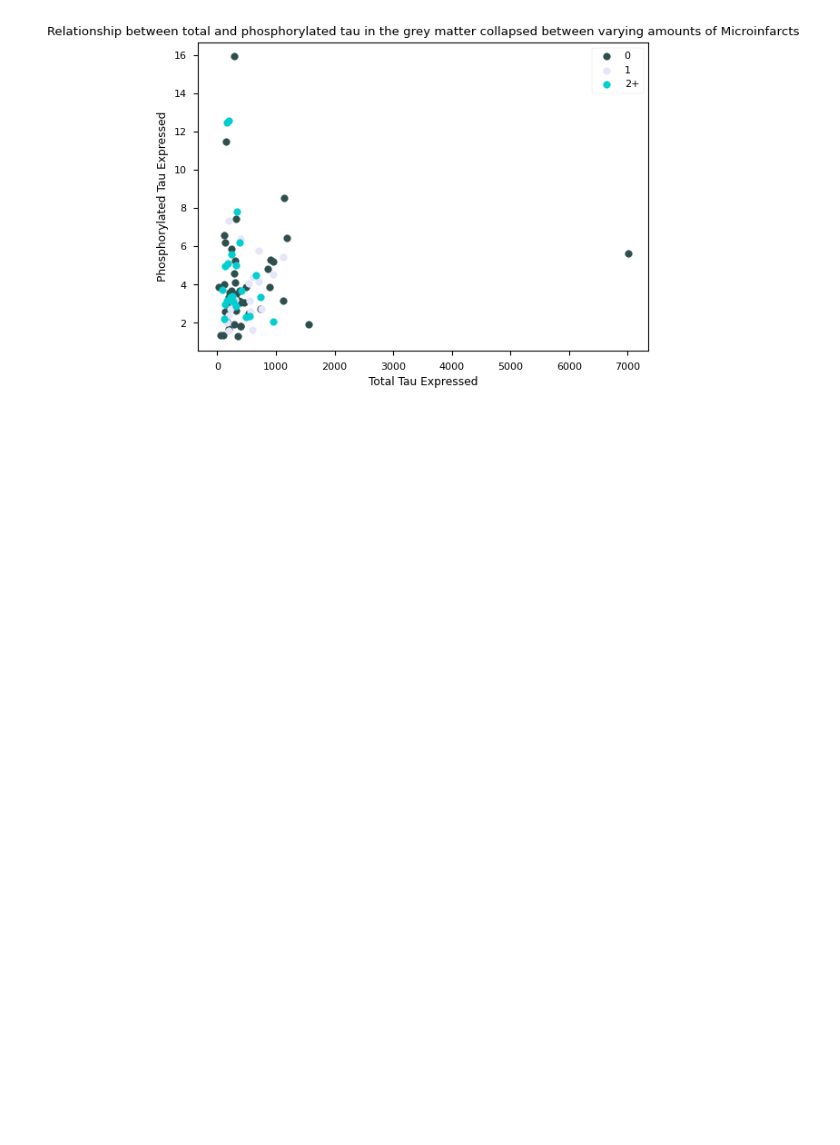
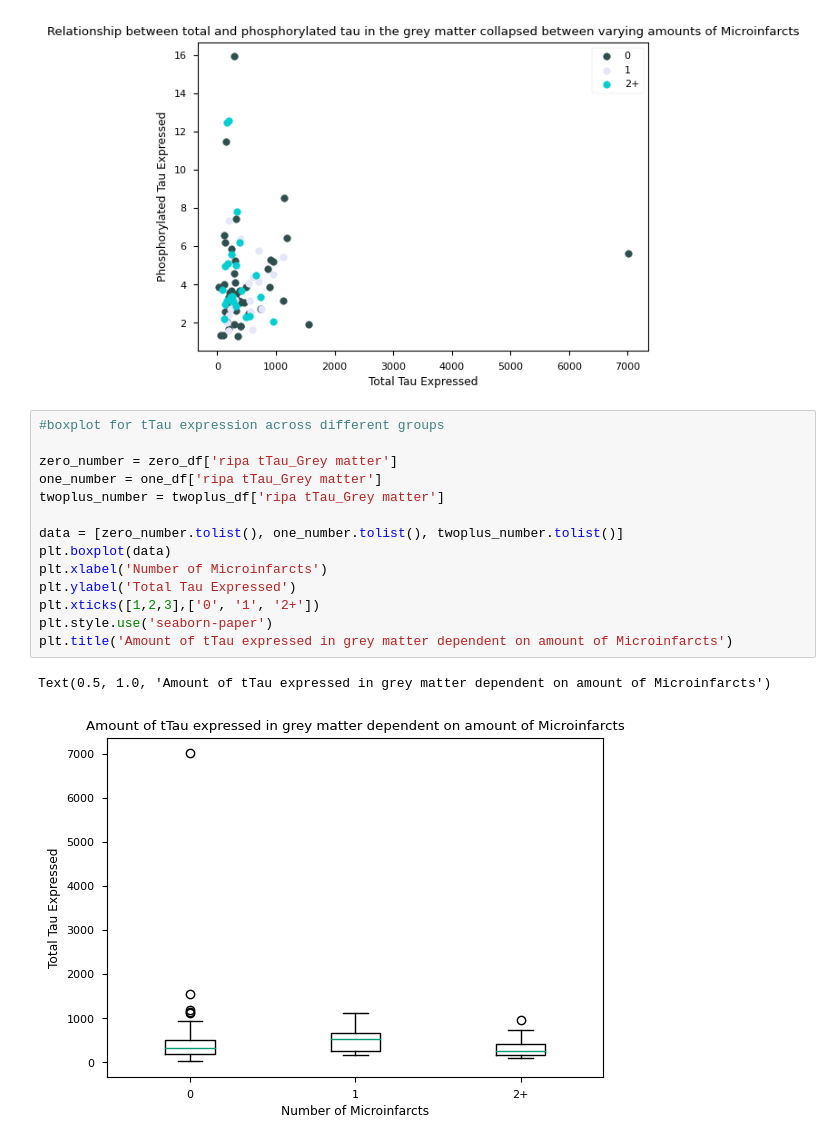
Before and after one commit to amandafriedmann/NEUR-Data-Analysis, a Jupyter notebook: FINAL_PROJECT_WORK.ipynb, the cells around one changed output. Cells and saved outputs as stored; diff of their text form; blank space fills up the shorter version.

```diff
--- a/FINAL_PROJECT_WORK.ipynb
+++ b/FINAL_PROJECT_WORK.ipynb
@@ -151,3 +151,20 @@ plt.legend(['0','1','2+'])
 # %% [output]
 <matplotlib.legend.Legend at 0x...>
 [figure]
+# %%
+#boxplot for tTau expression across different groups
+
+zero_number = zero_df['ripa tTau_Grey matter']
+one_number = one_df['ripa tTau_Grey matter']
+twoplus_number = twoplus_df['ripa tTau_Grey matter']
+
+data = [zero_number.tolist(), one_number.tolist(), twoplus_number.tolist()]
+plt.boxplot(data)
+plt.xlabel('Number of Microinfarcts')
+plt.ylabel('Total Tau Expressed')
+plt.xticks([1,2,3],['0', '1', '2+'])
+plt.style.use('seaborn-paper')
+plt.title('Amount of tTau expressed in grey matter dependent on amount of Microinfarcts')
+# %% [output]
+Text(0.5, 1.0, 'Amount of tTau expressed in grey matter dependent on amount of Microinfarcts')
+[figure, added]
```
Also changed, not shown: parts of 3 cells of this notebook.
